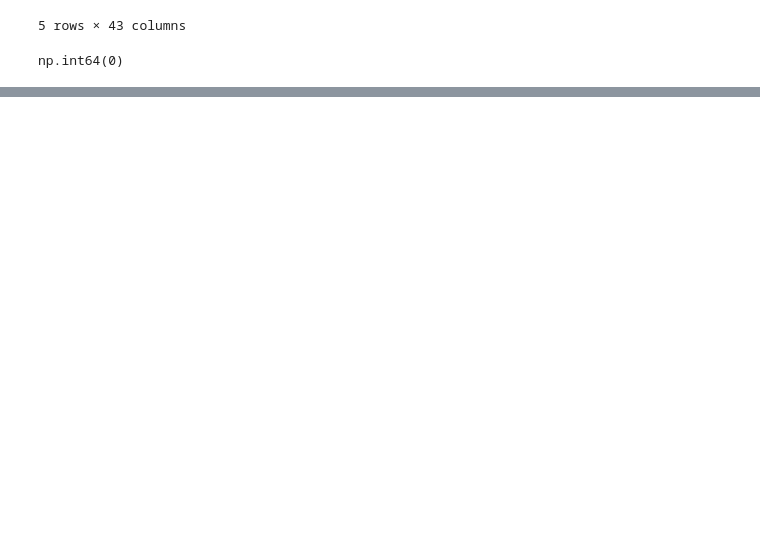
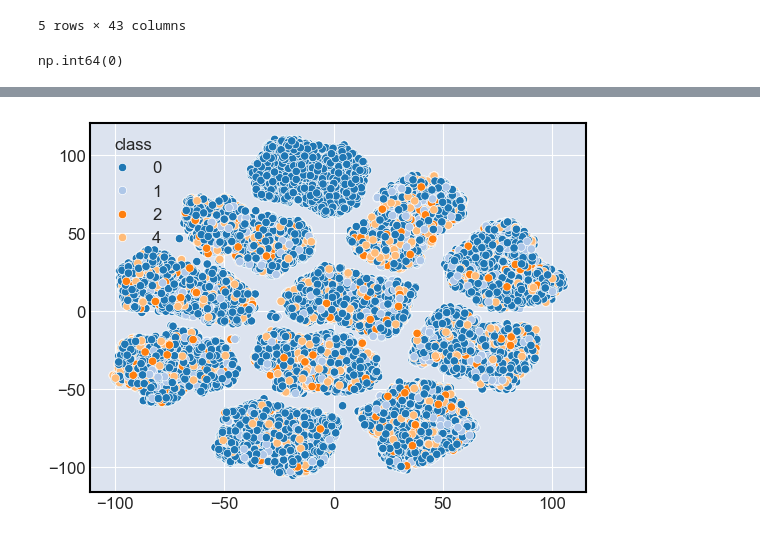
Before and after one commit to emazurenko/otus-ml-professional, a Jupyter notebook: projectwork/projectwork.ipynb, the cells around one changed output, grey strips where cells are left out. Drawn from its saved outputs; the diff is of its cells as text; code cells hidden in the pictures; blank space fills up the shorter version.

Commit message:
Проектная работа - Моделирование

```diff
--- a/projectwork/projectwork.ipynb
+++ b/projectwork/projectwork.ipynb
@@ -162,0 +183,17 @@ print_combination(sell_data.iloc[np.random.choice(len(sell_data))])
+# %%
+# Моделирование
+from sklearn.metrics import precision_score
+from sklearn.model_selection import train_test_split
+
+# Разделение на множества данных
+X_train, X_test, y_train, y_test = train_test_split(
+    processed_data.drop([CLASS_LABEL_KEY], axis=1), processed_data[CLASS_LABEL_KEY], test_size=0.3, random_state=5, shuffle=True, stratify=processed_data[CLASS_LABEL_KEY]
+)
+
+X_val, X_test, y_val, y_test = train_test_split(
+    X_test, y_test, test_size=0.5, random_state=5, stratify=y_test
+)
+
+print(f'Тренировочный набор: {y_train.value_counts()}')
+print(f'Валидационный набор: {y_val.value_counts()}')
+print(f'Тестовый набор: {y_test.value_counts()}')
@@ -162,0 +216,21 @@ print_combination(sell_data.iloc[np.random.choice(len(sell_data))])
+# %%
+from catboost import CatBoostClassifier
+
+classifier = CatBoostClassifier(n_estimators=400, max_depth=6, learning_rate=0.1, auto_class_weights='Balanced', loss_function='MultiClass')
+classifier.fit(X_train, y_train)
+y_train_pred = classifier.predict(X_train)
+q_train = precision_score(y_true=y_train, y_pred=y_train_pred, average=None)
+
+
+print(q_train)
+
+q_val = precision_score(y_true=y_val, y_pred=classifier.predict(X_val), average=None)
+print(q_val)
+
+# for d in depth:
+#     clf = CatBoostClassifier(n_estimators=n_trees, max_depth=d, logging_level="Silent")
+#     clf.fit(X_train, y_train)
+#     q_train = roc_auc_score(y_train, clf.predict_proba(X_train)[:, 1])
+#     q_test = roc_auc_score(y_test, clf.predict_proba(X_test)[:, 1])
+#     quals_cat_train.append(q_train)
+#     quals_cat_test.append(q_test)
@@ -162,0 +255,7 @@ print_combination(sell_data.iloc[np.random.choice(len(sell_data))])
+# %%
+tsne = TSNE(n_components=2, random_state=10)
+train_tsne = tsne.fit_transform(X_train)
+
+g = sns.scatterplot(x=train_tsne[:,0], y=train_tsne[:,1], hue=y_train * y_train_pred.squeeze(), palette='tab20')
+# %% [output]
+[figure, added]
```
Also changed, not shown: parts of 17 cells of this notebook, 1 other file.
